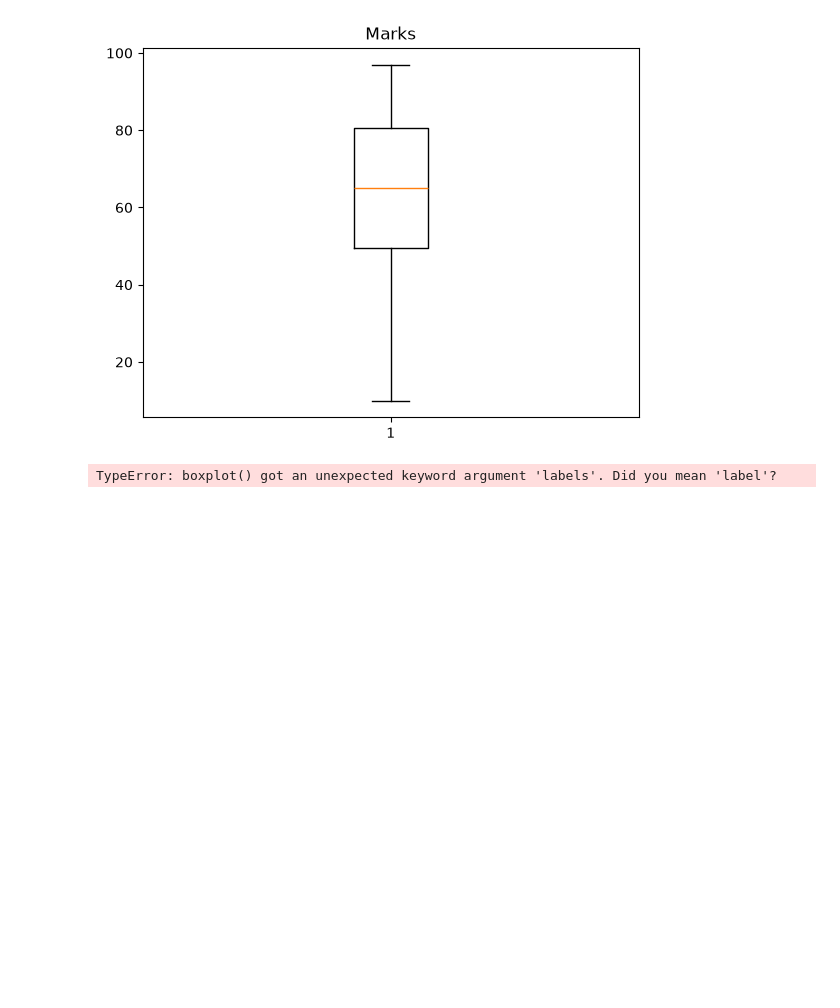
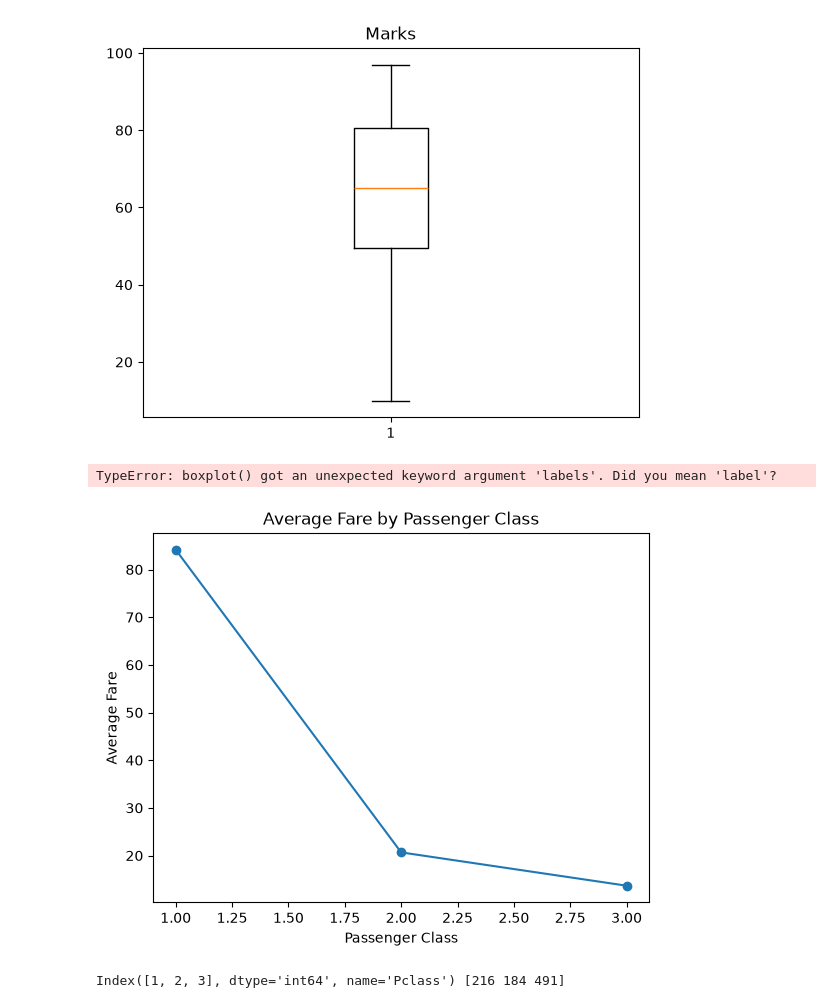
Before and after one commit to Harshit83183/Pythonn, a Jupyter notebook: Day_matplotlib.ipynb, the cells around one changed output. Drawn from its saved outputs; the diff is of its cells as text; code cells hidden in the pictures; blank space fills up the shorter version.

```diff
--- a/Day_matplotlib.ipynb
+++ b/Day_matplotlib.ipynb
@@ -172 +177,18 @@ TypeError: boxplot() got an unexpected keyword argument 'labels'. Did you mean '
+# %%
+data = pd.read_csv("Titanic-Dataset.csv")
+# %%
+avg_fare=data.groupby("Pclass")["Fare"].mean()
+plt.plot(avg_fare.index,avg_fare.values,marker="o")
+plt.title("Average Fare by Passenger Class")
+plt.xlabel("Passenger Class")
+plt.ylabel("Average Fare")
+plt.show()
+# %% [output]
+[figure, added]
+# %%
+passengers = data["Pclass"].value_counts().sort_index()
+
+print(passengers.index, passengers.values)
+# %% [output]
+Index([1, 2, 3], dtype='int64', name='Pclass') [216 184 491]
 # %%
```
Also changed, not shown: parts of 4 cells of this notebook.
